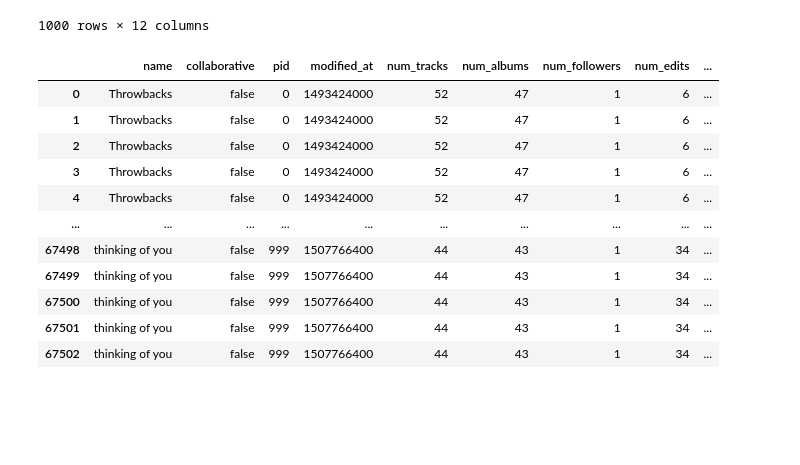
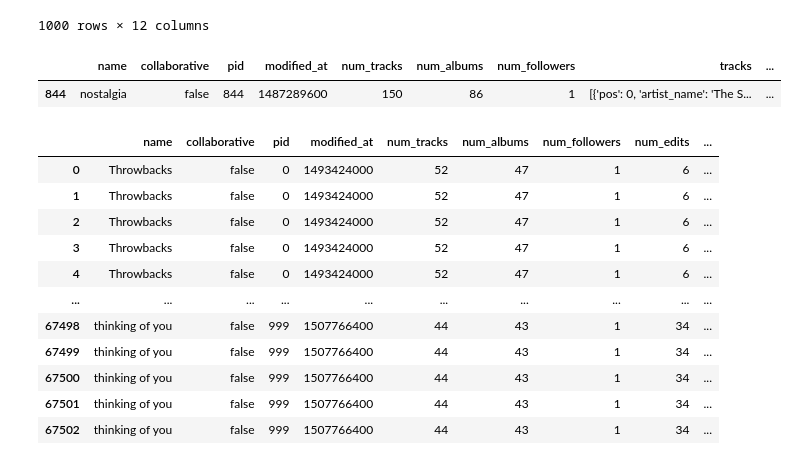
Before and after one commit to wehddn/FDAD, a Jupyter notebook: test.ipynb, the cells around one changed output. Cells and saved outputs as stored; diff of their text form; code cells hidden in the pictures; blank space fills up the shorter version.

```diff
--- a/test.ipynb
+++ b/test.ipynb
@@ -35,6 +35,11 @@ train
 | 998 | Country | false | 998 | 1507939200 | 108 | 75 | 1 | [{'pos': 0, 'artist_name': 'Hunte... | ... |
 | 999 | thinking of you | false | 999 | 1507766400 | 44 | 43 | 1 | [{'pos': 0, 'artist_name': 'Pvris... | ... |
 1000 rows × 12 columns
+# %%
+train.loc[train['pid'] == 844]
+# %% [output]
+|  | name | collaborative | pid | modified_at | num_tracks | num_albums | num_followers | tracks | ... |
+| 844 | nostalgia | false | 844 | 1487289600 | 150 | 86 | 1 | [{'pos': 0, 'artist_name': 'The S... | ... |
 # %%
 # get table where each row represents a song within a playlist
 
```
Also changed, not shown: parts of 10 cells of this notebook.
